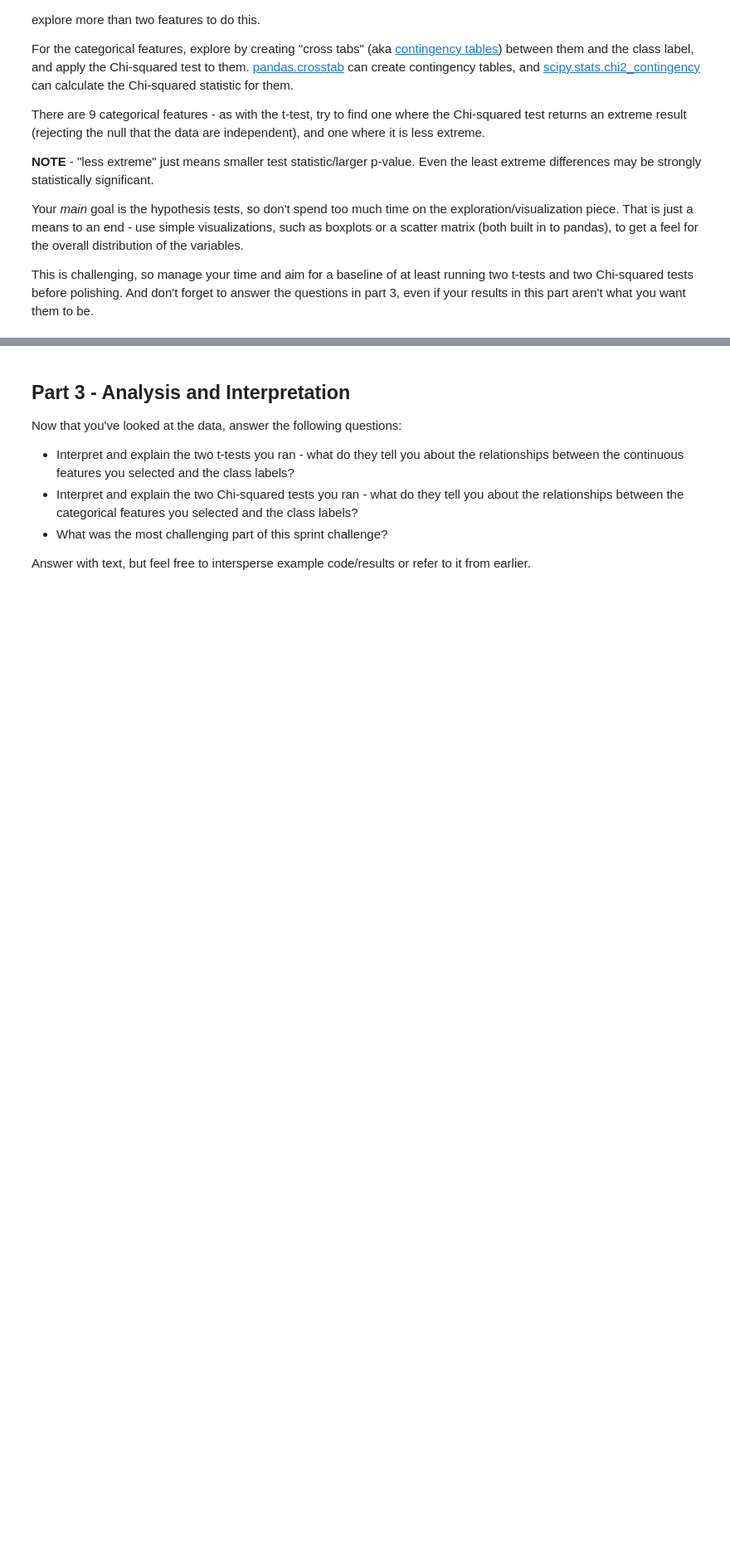
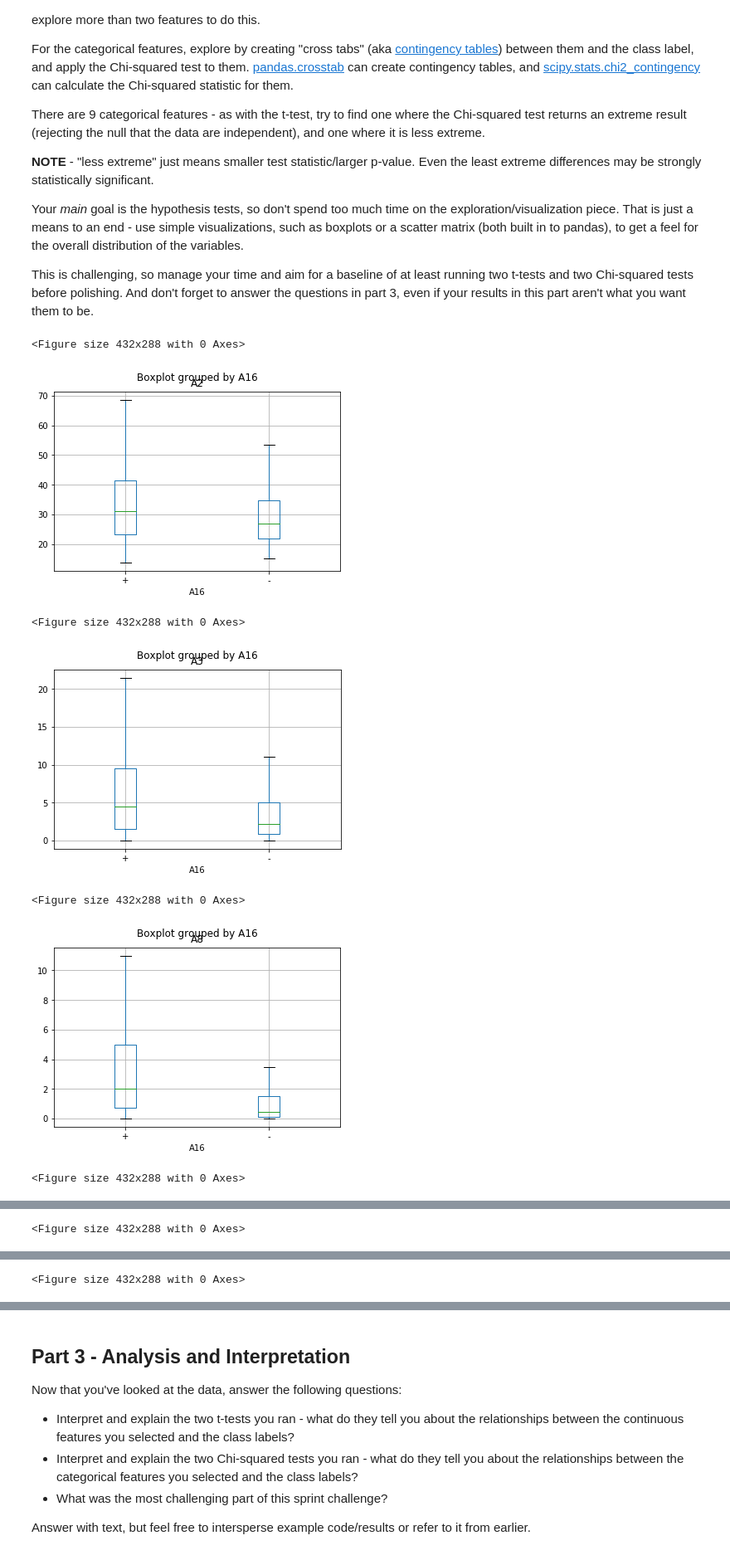
Before and after one commit to bloominstituteoftechnology/DS-Unit-1-Sprint-3-Statistical-Tests-and-Experiments, a Jupyter notebook: Sprint-Challenge-3.ipynb, the cells around one changed output, grey strips where cells are left out. Shown at 83% size. Cells and saved outputs as stored; diff of their text form; code cells hidden in the pictures; blank space fills up the shorter version.

```diff
--- a/Sprint-Challenge-3.ipynb
+++ b/Sprint-Challenge-3.ipynb
@@ -43,0 +68,19 @@ This is review, but skills that you'll use at the start of any data exploration.
+# %%
+# TODO
+
+import pandas as pd
+import matplotlib.pyplot as plt
+import seaborn as sns
+import statsmodels.stats.api as sms
+from scipy.stats import ttest_ind
+from scipy.stats import chi2_contingency
+pd.options.display.max_columns = None
+
+data_url = 'https://archive.ics.uci.edu/ml/machine-learning-databases/credit-screening/crx.data'
+col_names = ['A1', 'A2', 'A3', 'A4', 'A5', 'A6', 'A7', 'A8', 'A9', 'A10',
+             'A11', 'A12', 'A13', 'A14', 'A15', 'A16']
+
+df = pd.read_csv(data_url, header = None, names = col_names, na_values = '?')
+df[['A2', 'A11', 'A14', 'A15']].astype(float, inplace = True)
+assert df.shape == (690, 16)
+df = df.dropna()
@@ -63,0 +145,23 @@ This is challenging, so manage your time and aim for a baseline of at least runn
+# %%
+# TODO
+cont_col = ['A2', 'A3', 'A8', 'A11', 'A14', 'A15']
+cat_col = ['A1', 'A4', 'A5', 'A6', 'A7', 'A9', 'A10', 'A12', 'A13']
+class_col = 'A16'
+
+def print_charts(df):
+  for col in cont_col:
+    plt.suptitle('')
+    df.boxplot(column = col, by = class_col, showfliers = False)
+    plt.show()
+  for col in cat_col:
+    print(pd.crosstab(df[class_col], df[col], normalize = 'index'))
+
+print_charts(df)
+# %% [output]
+<Figure size 432x288 with 0 Axes>
+[figure, added]
+<Figure size 432x288 with 0 Axes>
+[figure, added]
+<Figure size 432x288 with 0 Axes>
+[figure, added]
+<Figure size 432x288 with 0 Axes>
@@ -63,0 +169 @@ This is challenging, so manage your time and aim for a baseline of at least runn
+<Figure size 432x288 with 0 Axes>
@@ -63,0 +171 @@ This is challenging, so manage your time and aim for a baseline of at least runn
+<Figure size 432x288 with 0 Axes>
```
Also changed, not shown: parts of 11 cells of this notebook.
